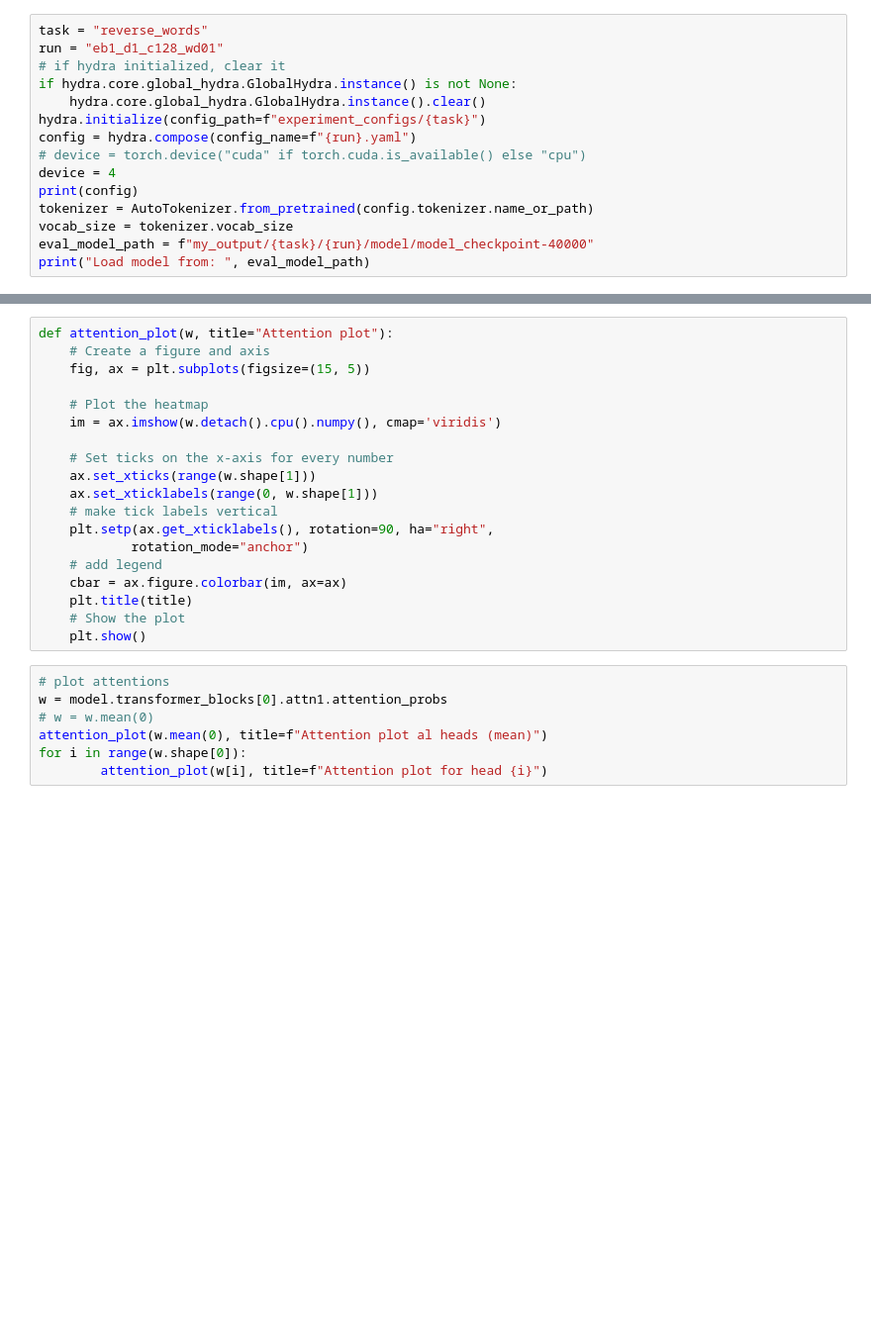
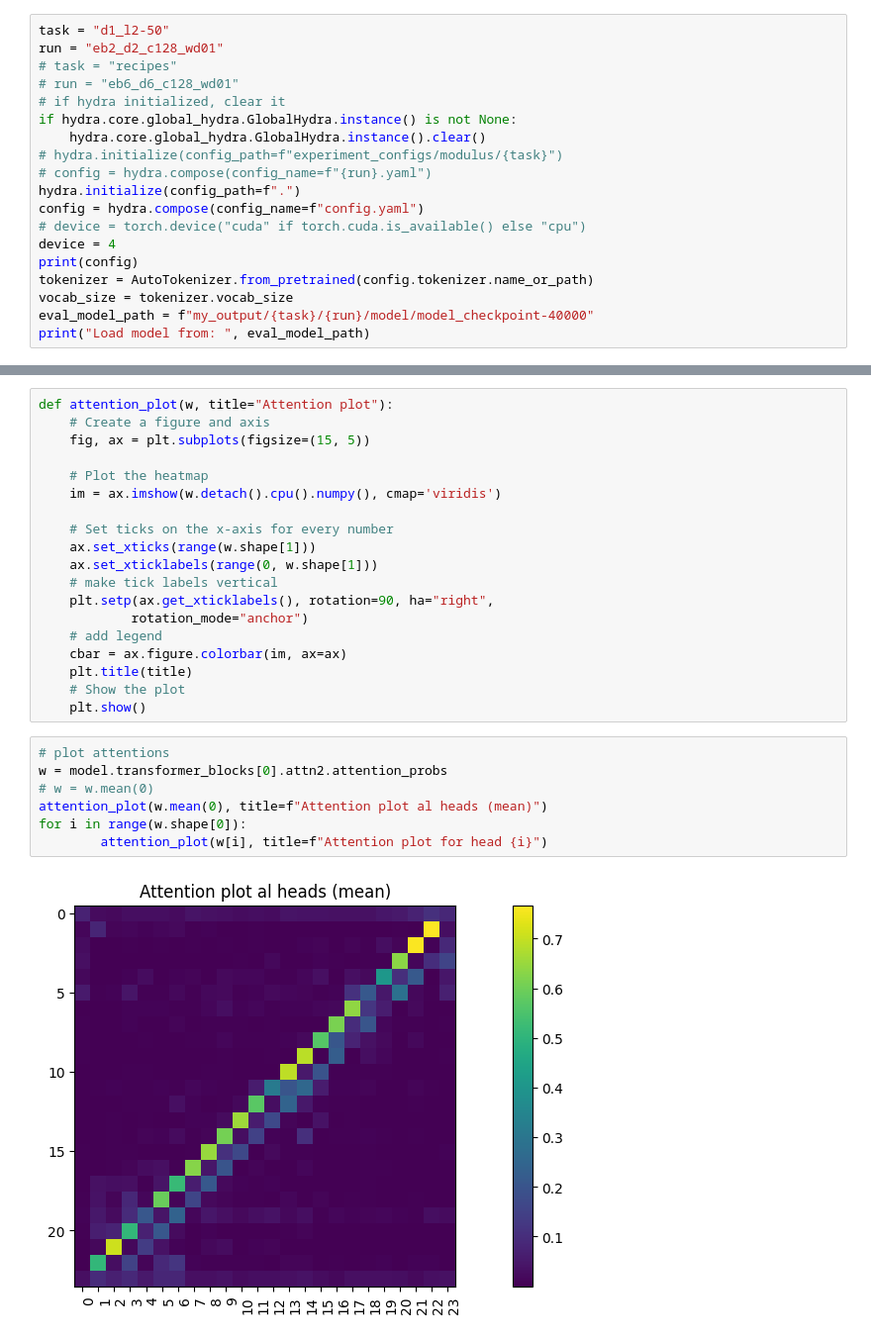
Before and after one commit to ilyocoris/ProphetNet, a Jupyter notebook: AR-diffusion/generate_dev.ipynb, the cells around one changed output, grey strips where cells are left out. Shown: that part at 99% size. Saved outputs shown, nothing was run; the diff lists cells and outputs as text; blank space fills up the shorter version.

```diff
--- a/AR-diffusion/generate_dev.ipynb
+++ b/AR-diffusion/generate_dev.ipynb
@@ -38,11 +40,15 @@ print(f"Rank {rank} reporting in!")
 # %%
-task = "reverse_words"
-run = "eb1_d1_c128_wd01"
+task = "d1_l2-50"
+run = "eb2_d2_c128_wd01"
+# task = "recipes"
+# run = "eb6_d6_c128_wd01"
 # if hydra initialized, clear it
 if hydra.core.global_hydra.GlobalHydra.instance() is not None:
     hydra.core.global_hydra.GlobalHydra.instance().clear()
-hydra.initialize(config_path=f"experiment_configs/{task}")
-config = hydra.compose(config_name=f"{run}.yaml")
+# hydra.initialize(config_path=f"experiment_configs/modulus/{task}")
+# config = hydra.compose(config_name=f"{run}.yaml")
+hydra.initialize(config_path=f".")
+config = hydra.compose(config_name=f"config.yaml")
 # device = torch.device("cuda" if torch.cuda.is_available() else "cpu")
 device = 4
 print(config)
@@ -222,8 +312,10 @@ def attention_plot(w, title="Attention plot"):
     plt.show()
 # %%
 # plot attentions
-w = model.transformer_blocks[0].attn1.attention_probs
+w = model.transformer_blocks[0].attn2.attention_probs
 # w = w.mean(0)
 attention_plot(w.mean(0), title=f"Attention plot al heads (mean)")
 for i in range(w.shape[0]):
         attention_plot(w[i], title=f"Attention plot for head {i}")
+# %% [output]
+[figure, added]
```
Also changed, not shown: parts of 8 cells of this notebook, 14 other files.
